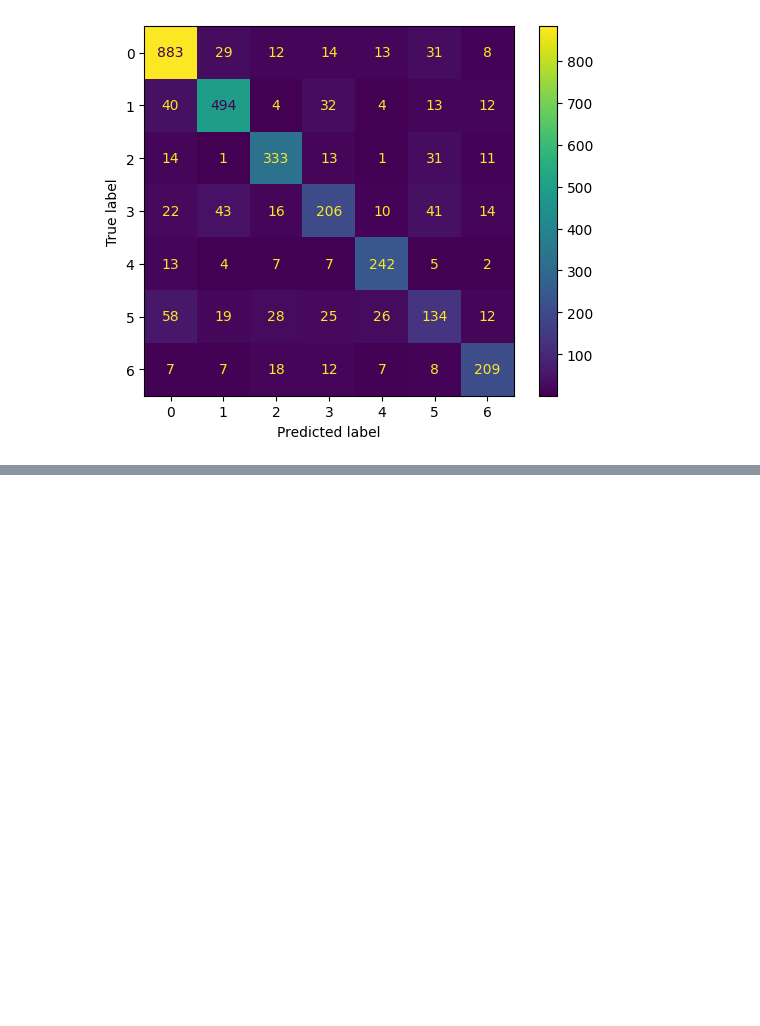
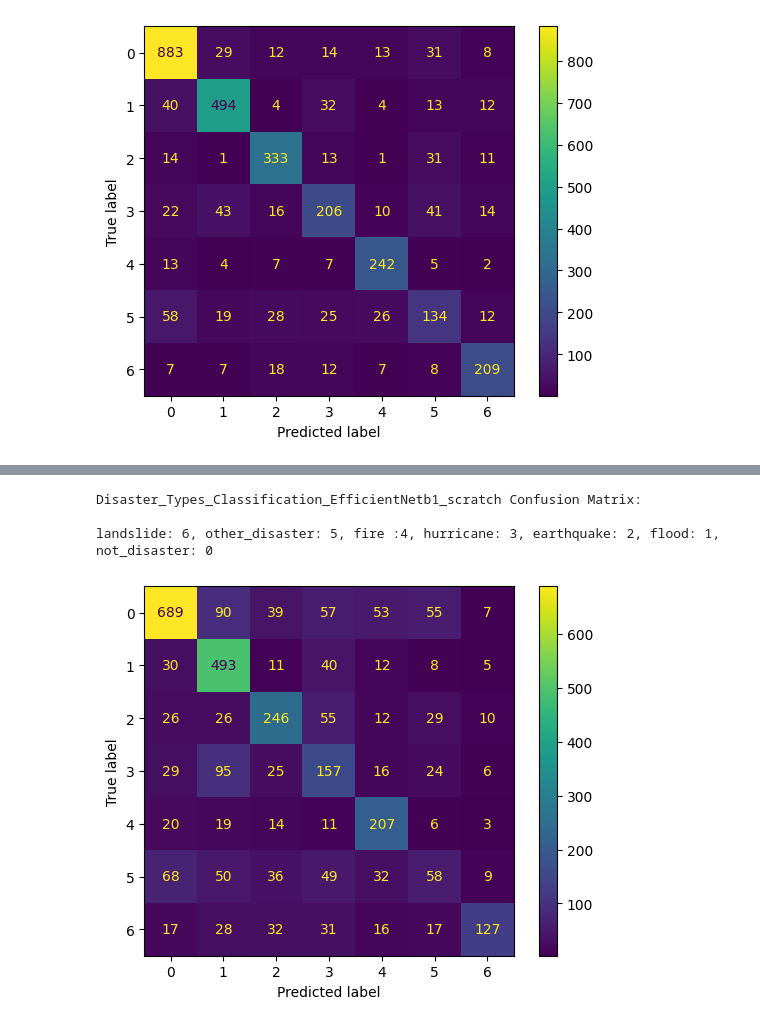
Before and after one commit to lmc6130/Crisis-Vision-Datasets-Reproduce, a Jupyter notebook: Disaster Types Task.ipynb, the cells around one changed output, grey strips where cells are left out. Cells and saved outputs as stored; diff of their text form; code cells hidden in the pictures; blank space fills up the shorter version.

```diff
--- a/Reproduce Disaster Types.ipynb
+++ b/Disaster Types Task.ipynb
@@ -1686,0 +2054,14 @@ landslide: 6, other_disaster: 5, fire :4, hurricane: 3, earthquake: 2, flood: 1,
+# %%
+best_val_acc = 0
+best_val_f1 = 0
+
+for epoch in range(epochs):
+    train_loss, train_acc, train_f1, train_time = train_one_epoch(trainloader) # Training
+    val_loss, val_acc, val_f1, val_time, best_val_acc, cm, cr = val_one_epoch(testloader, best_val_acc) # Validation
+    lr_scheduler.step(val_loss)
+
+    if val_f1 > best_val_f1:
+        best_val_f1 = val_f1
+
+    total_time = train_time + val_time
+    print(f"Epoch {epoch+1}/{epochs} - loss: {train_loss:.4f} - accuracy: {train_acc:.2f}% - val_loss: {val_loss:.4f} - val_accuracy: {val_acc:.2f}% - time: {total_time:.2f}s")
@@ -1686,0 +2131,12 @@ landslide: 6, other_disaster: 5, fire :4, hurricane: 3, earthquake: 2, flood: 1,
+# %%
+# "landslide":6, "other_disaster":5, "fire":4, "hurricane":3, "earthquake":2, "flood":1, "not_disaster":0
+print(task + '_EfficientNetb1_scratch Confusion Matrix:\n')
+print('landslide: 6, other_disaster: 5, fire :4, hurricane: 3, earthquake: 2, flood: 1, not_disaster: 0')
+disp = ConfusionMatrixDisplay(confusion_matrix=cm, display_labels=None)
+disp.plot()
+plt.show()
+# %% [output]
+Disaster_Types_Classification_EfficientNetb1_scratch Confusion Matrix:
+
+landslide: 6, other_disaster: 5, fire :4, hurricane: 3, earthquake: 2, flood: 1, not_disaster: 0
+[figure, added]
```
Also changed, not shown: parts of 17 cells of this notebook.
